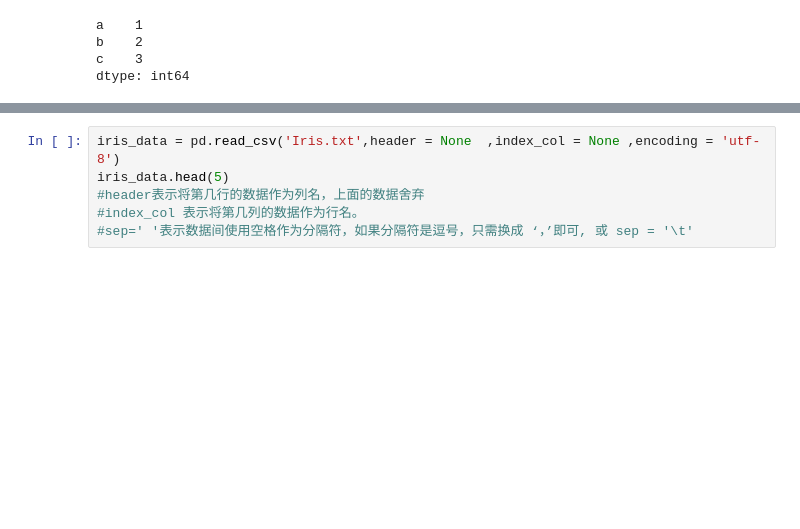
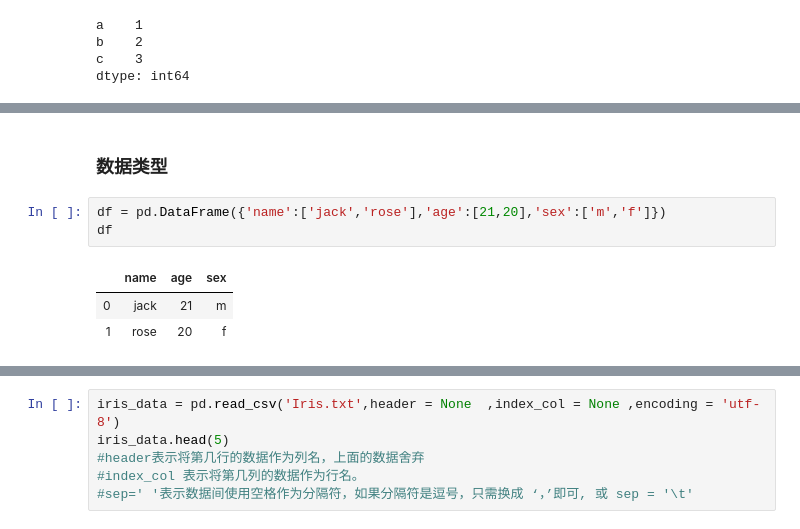
Before and after one commit to shadowimp/python-is-all-you-need, a Jupyter notebook: data_science/pandas_tutorial.ipynb, the cells around one changed output, grey strips where cells are left out. Cells and saved outputs as stored; diff of their text form; blank space fills up the shorter version.

```diff
--- a/data_science/pandas_tutorial.ipynb
+++ b/data_science/pandas_tutorial.ipynb
@@ -108,0 +150,9 @@ df
+# %% [markdown]
+### 数据类型
+# %%
+df = pd.DataFrame({'name':['jack','rose'],'age':[21,20],'sex':['m','f']})
+df
+# %% [output]
+|  | name | age | sex |
+| 0 | jack | 21 | m |
+| 1 | rose | 20 | f |
```
Also changed, not shown: parts of 50 cells of this notebook, 5 other files.
